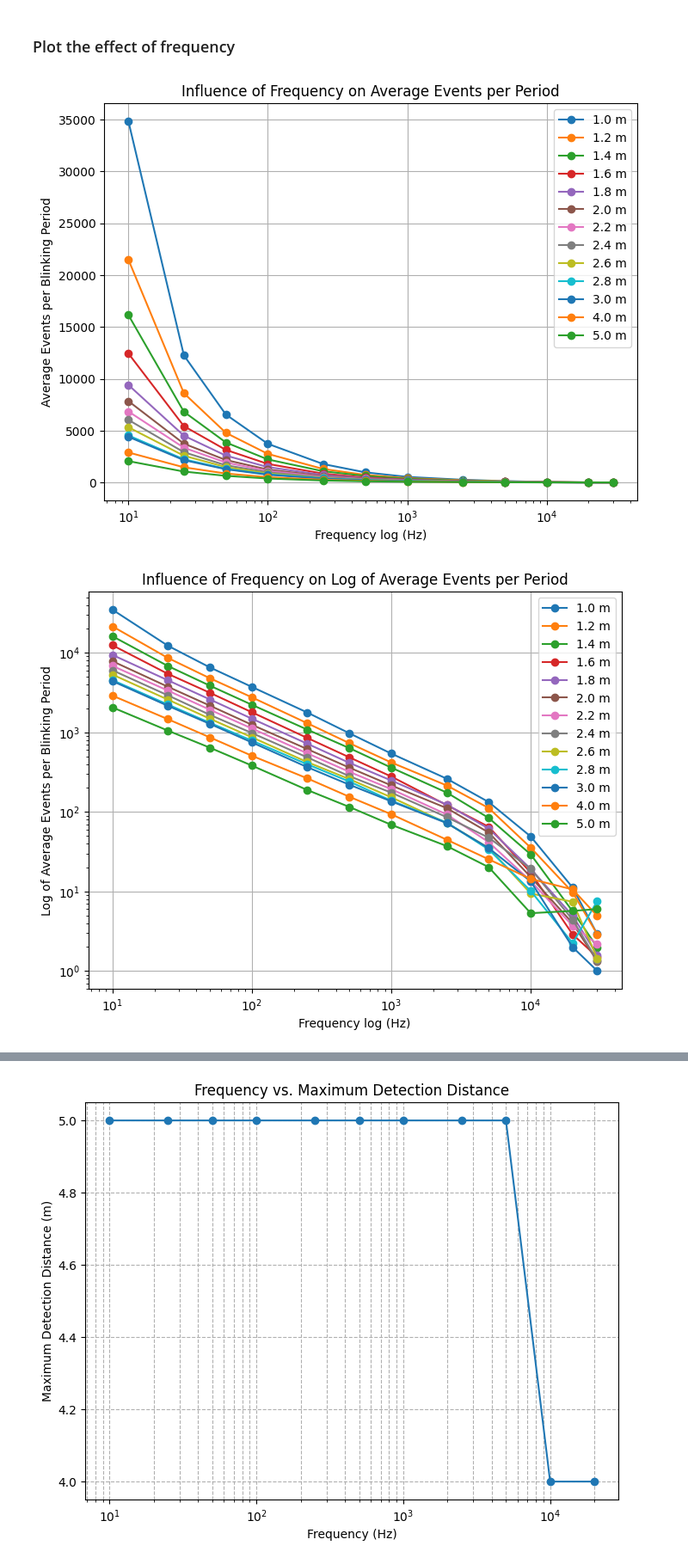
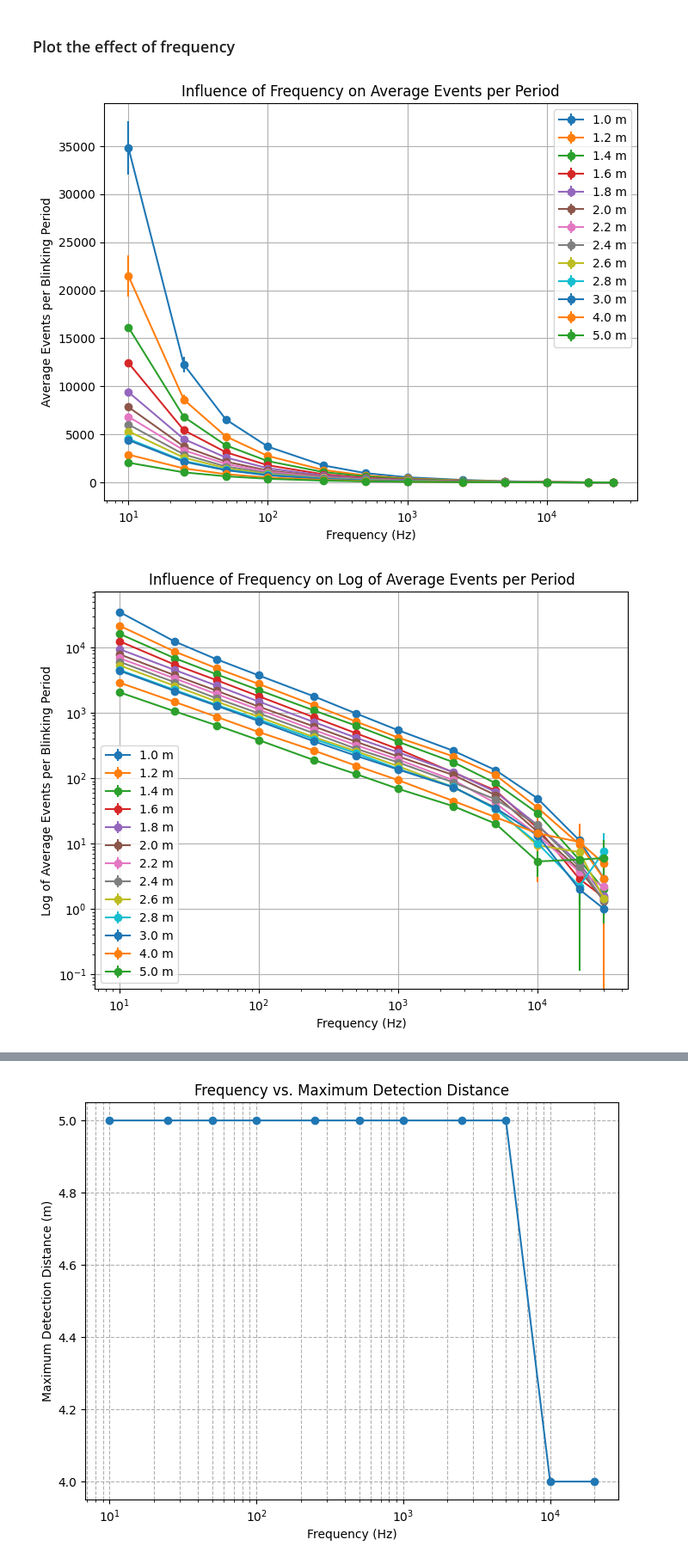
Before and after one commit to kubakubakuba/mrs-uvdar-distance-estimator, a Jupyter notebook: main.ipynb, the cells around one changed output, grey strips where cells are left out. Shown at 86% size. Drawn from its saved outputs; the diff is of its cells as text; code cells hidden in the pictures.

Commit message:
update plots

```diff
--- a/main.ipynb
+++ b/main.ipynb
@@ -116,9 +116,9 @@ lib.plot_log_avg_events_vs_distance(distances, evs, stdevs, frequencies)
 # %% [markdown]
 ### Plot the effect of frequency
 # %%
-lib.plot_avg_events_vs_frequency(frequencies, evs, distances)
-lib.plot_log_avg_events_vs_frequency(frequencies, evs, distances)
+lib.plot_avg_events_vs_frequency(frequencies, evs, stdevs, distances)
+lib.plot_log_avg_events_vs_frequency(frequencies, evs, stdevs, distances)
 # %% [output]
-[figure, old version]
+[figure, new version]
-[figure, old version]
+[figure, new version]
 # %% [markdown]
```
Also changed, not shown: parts of 6 cells of this notebook, 1 other file.
